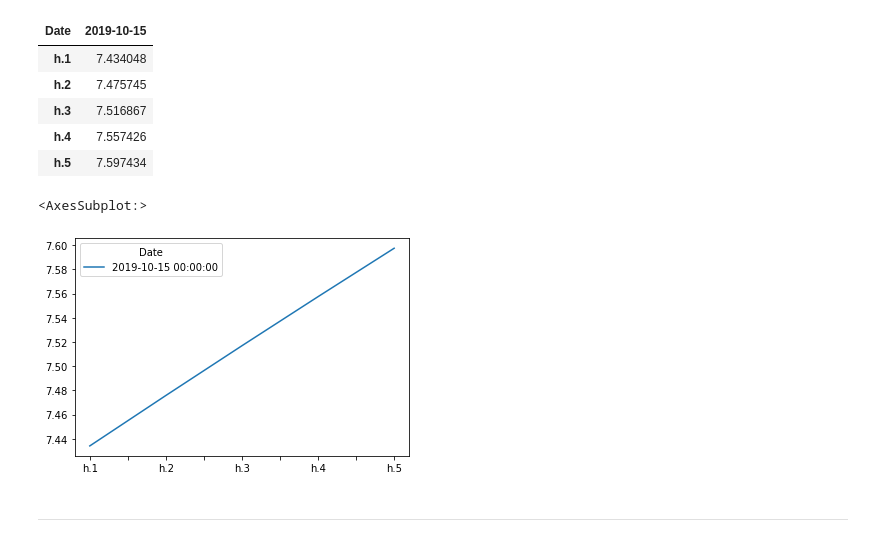
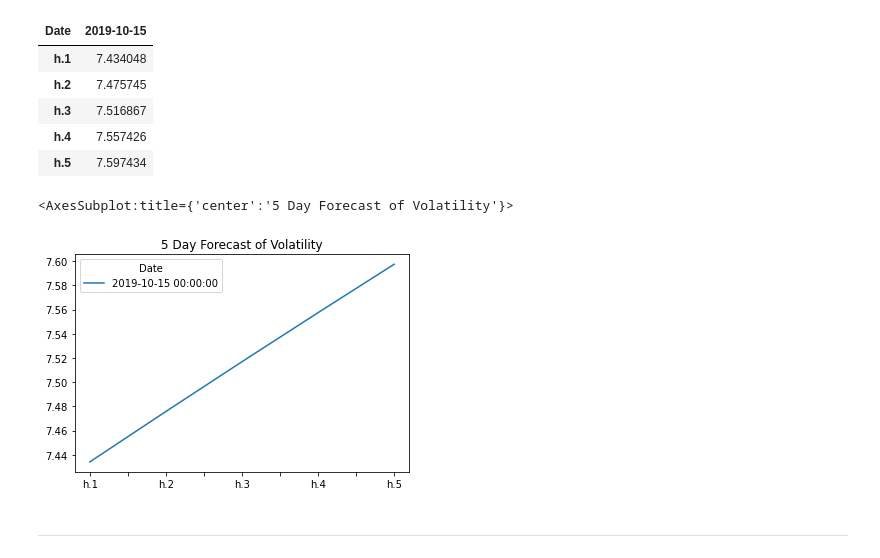
Before and after one commit to vmieres/Predicting-Currency-Movements, a Jupyter notebook: time_series_analysis.ipynb, the cells around one changed output. Saved outputs shown, nothing was run; the diff lists cells and outputs as text; code cells hidden in the pictures.

```diff
--- a/time_series_analysis.ipynb
+++ b/time_series_analysis.ipynb
@@ -11,9 +11,7 @@ In this notebook, you will load historical Dollar-Yen exchange rate futures data
 # %%
 # Futures contract on the Yen-dollar exchange rate:
 # This is the continuous chain of the futures contracts that are 1 month to expiration
-yen_futures = pd.read_csv(
-    Path("yen.csv"), index_col="Date", infer_datetime_format=True, parse_dates=True
-)
+yen_futures = pd.read_csv(Path("yen.csv"), index_col="Date", infer_datetime_format=True, parse_dates=True)
 yen_futures.head()
 # %% [output]
 |  | Open | High | Low | Last | Change | Settle | Volume | Previous Day Open Interest |
@@ -259,10 +266,10 @@ final.head()
 | h.5 | 7.597434 |
 # %%
 # Plotting the final forecast
-final.plot()
+final.plot(title="5 Day Forecast of Volatility")
 # %% [output]
-<AxesSubplot:>
+<AxesSubplot:title={'center':'5 Day Forecast of Volatility'}>
-[figure, old version]
+[figure, new version]
 # %% [markdown]
 ---
 # %% [markdown]
```
Also changed, not shown: parts of 6 cells of this notebook.
